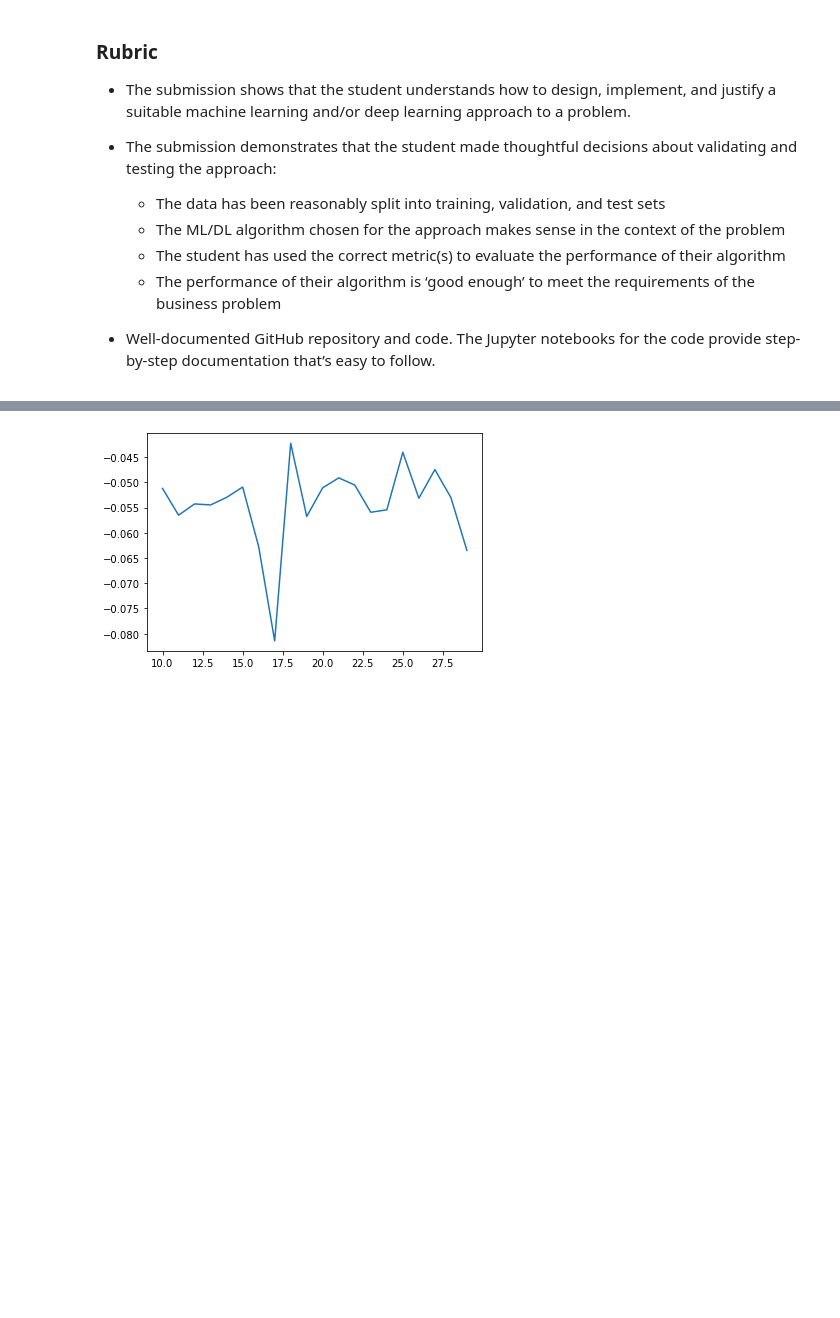
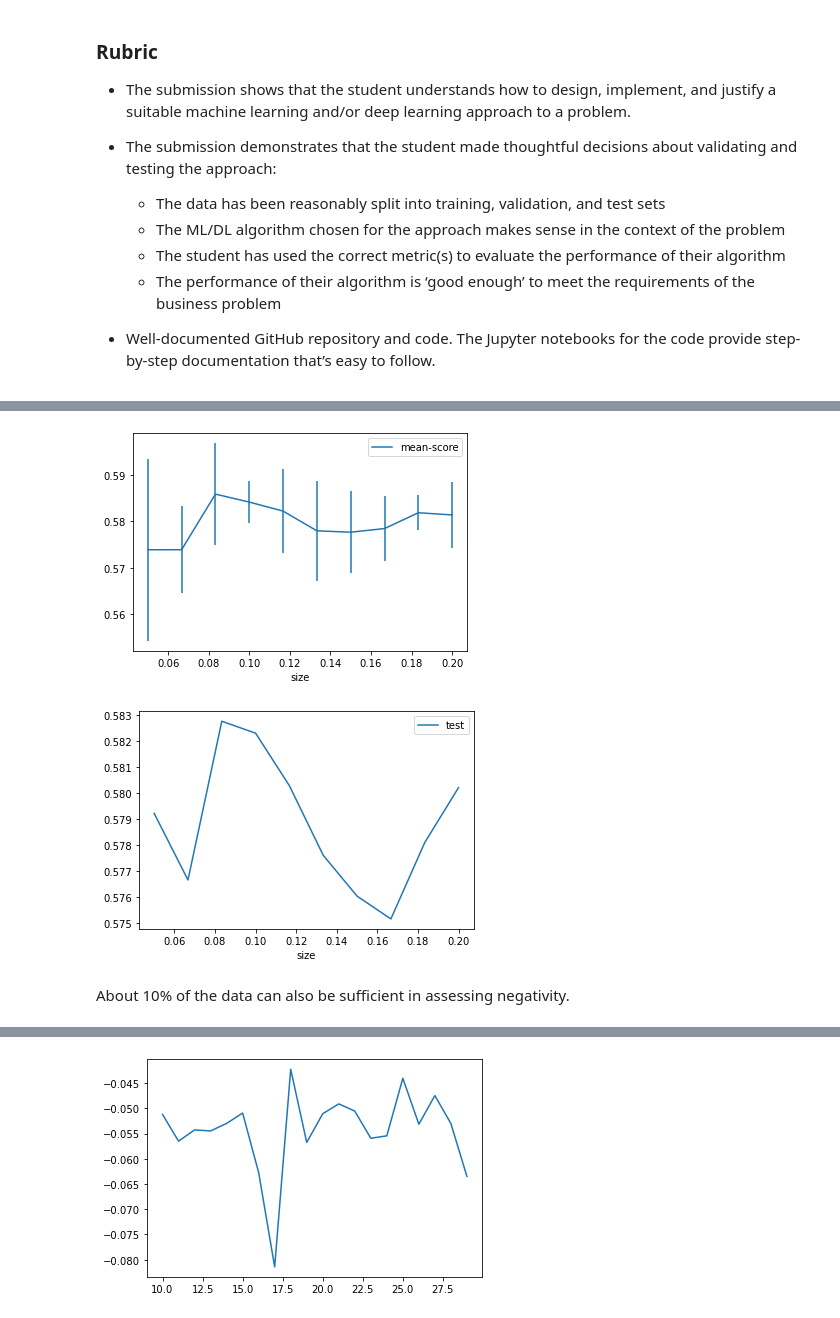
Before and after one commit to ryanjmccall/sb_ml_eng_capstone, a Jupyter notebook: capstone/notebooks/MELD_ML_DL_Prototype.ipynb, the cells around one changed output, grey strips where cells are left out. Drawn from its saved outputs; the diff is of its cells as text; code cells hidden in the pictures; blank space fills up the shorter version.

```diff
--- a/capstone/notebooks/MELD_ML_DL_Prototype.ipynb
+++ b/capstone/notebooks/MELD_ML_DL_Prototype.ipynb
@@ -76,0 +252,7 @@ y train (2740,)
+# %%
+experiment_subsampling(np.linspace(0.05, 0.2, 10), X, y=df.negativity, binary=True)
+# %% [output]
+[figure, added]
+[figure, added]
+# %% [markdown]
+About 10% of the data can also be sufficient in assessing negativity.
```
Also changed, not shown: parts of 77 cells of this notebook.
